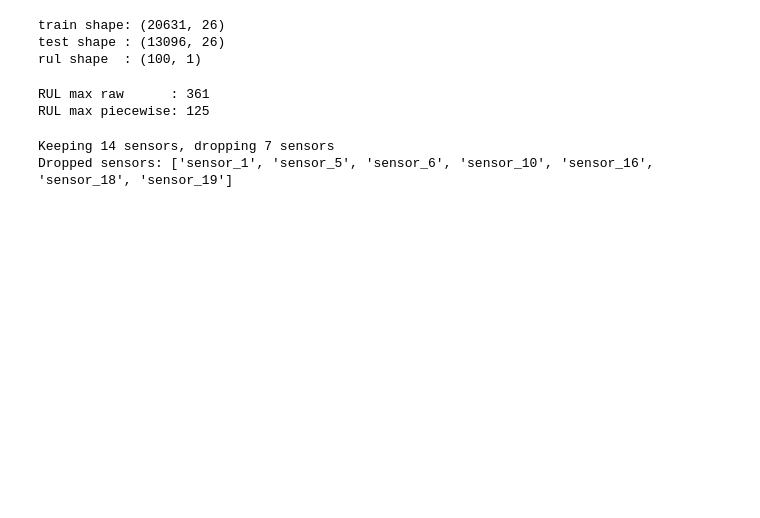
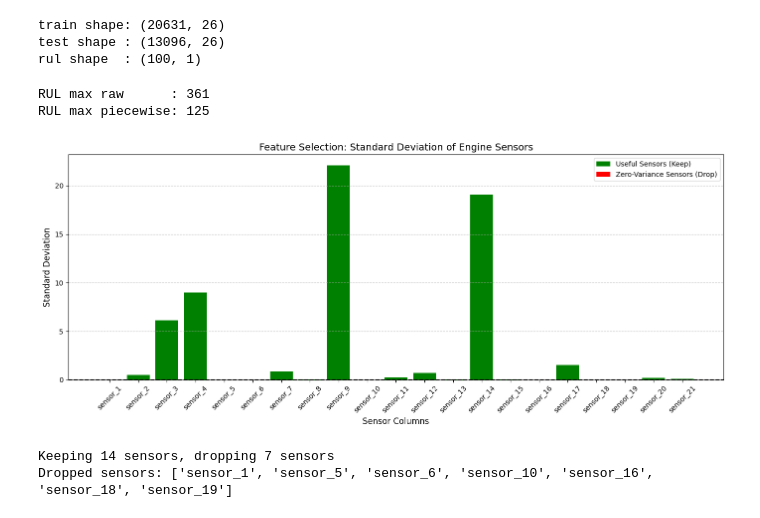
Before and after one commit to Janith-Chamikara/NASA-CMAPSS-Simulated-Jet-Engine-Data-for-Predictive-Maintenance, a Jupyter notebook: main.ipynb, the cells around one changed output. Saved outputs shown, nothing was run; the diff lists cells and outputs as text; code cells hidden in the pictures; blank space fills up the shorter version.

```diff
--- a/main.ipynb
+++ b/main.ipynb
@@ -55,14 +57,44 @@ print('RUL max piecewise:', train_df['RUL_pw'].max())
 # %% [output]
 RUL max raw      : 361
 RUL max piecewise: 125
-# %%
-sensor_cols = [f'sensor_{i}' for i in range(1, 22)]
-sensor_std = train_df[sensor_cols].std()
-keep_sensors = sensor_std[sensor_std >= 0.01].index.tolist()
-drop_sensors = sensor_std[sensor_std < 0.01].index.tolist()
-
-print(f'Keeping {len(keep_sensors)} sensors, dropping {len(drop_sensors)} sensors')
-print('Dropped sensors:', drop_sensors)
-# %% [output]
-Keeping 14 sensors, dropping 7 sensors
-Dropped sensors: ['sensor_1', 'sensor_5', 'sensor_6', 'sensor_10', 'sensor_16', 'sensor_18', 'sensor_19']
+# %%
+# sensor_cols = [f'sensor_{i}' for i in range(1, 22)]
+# sensor_std = train_df[sensor_cols].std()
+# keep_sensors = sensor_std[sensor_std >= 0.01].index.tolist()
+# drop_sensors = sensor_std[sensor_std < 0.01].index.tolist()
+
+# print(f'Keeping {len(keep_sensors)} sensors, dropping {len(drop_sensors)} sensors')
+# print('Dropped sensors:', drop_sensors)
+
+
+# Calculate Standard Deviations
+sensor_cols = [f'sensor_{i}' for i in range(1, 22)]
+sensor_std = train_df[sensor_cols].std()
+
+# Plot the Bar Chart
+colors = ['red' if std < 0.01 else 'green' for std in sensor_std]
+plt.figure(figsize=(14, 6))
+plt.bar(sensor_std.index, sensor_std.values, color=colors)
+plt.title('Feature Selection: Standard Deviation of Engine Sensors', fontsize=14)
+plt.xlabel('Sensor Columns', fontsize=12)
+plt.ylabel('Standard Deviation', fontsize=12)
+plt.xticks(rotation=45)
+plt.axhline(y=0.01, color='black', linestyle='--', label='Zero-Variance Threshold')
+
+legend_elements = [Patch(facecolor='green', label='Useful Sensors (Keep)'),
+                   Patch(facecolor='red', label='Zero-Variance Sensors (Drop)')]
+plt.legend(handles=legend_elements)
+plt.grid(axis='y', linestyle='--', alpha=0.7)
+plt.tight_layout()
+plt.show()
+
+# Define what to keep and drop based on the visual
+keep_sensors = sensor_std[sensor_std >= 0.01].index.tolist()
+drop_sensors = sensor_std[sensor_std < 0.01].index.tolist()
+
+print(f'Keeping {len(keep_sensors)} sensors, dropping {len(drop_sensors)} sensors')
+print('Dropped sensors:', drop_sensors)
+# %% [output]
+[figure, added]
+Keeping 14 sensors, dropping 7 sensors
+Dropped sensors: ['sensor_1', 'sensor_5', 'sensor_6', 'sensor_10', 'sensor_16', 'sensor_18', 'sensor_19']
```
Also changed, not shown: parts of 10 cells of this notebook.
